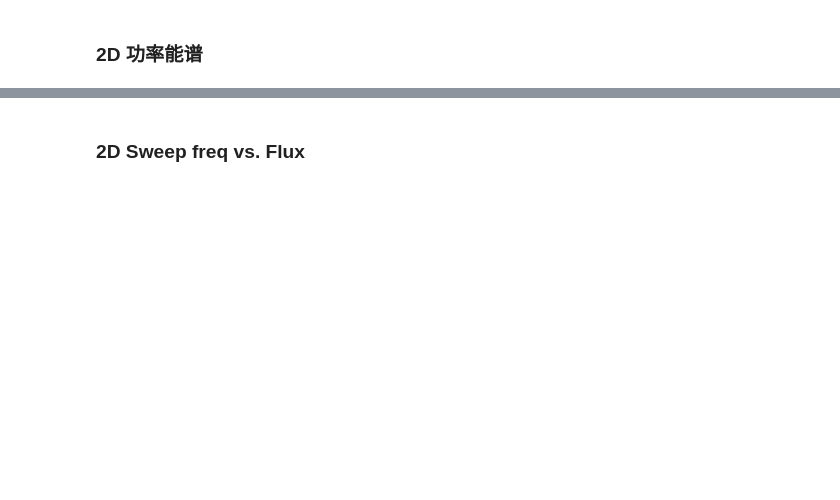
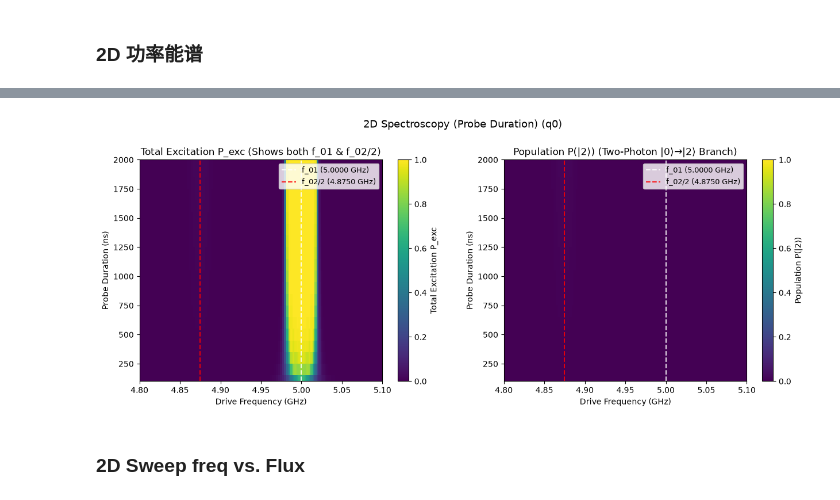
Before and after one commit to quantum-panda-a/SQPulse, a Jupyter notebook: examples/demo.ipynb, the cells around one changed output, grey strips where cells are left out. Cells and saved outputs as stored; diff of their text form; code cells hidden in the pictures; blank space fills up the shorter version.

```diff
--- a/examples/demo.ipynb
+++ b/examples/demo.ipynb
@@ -322,3 +365,9 @@ plt.show()
+# %%
+pwr_dur_res = exp_pwr_duration.run()
+pwr_dur_res.plot(observable="both")
+plt.show()
+# %% [output]
+[figure, added]
 # %% [markdown]
 ### 2D Sweep freq vs. Flux
 # %%
```
Also changed, not shown: parts of 11 cells of this notebook, 6 other files.
